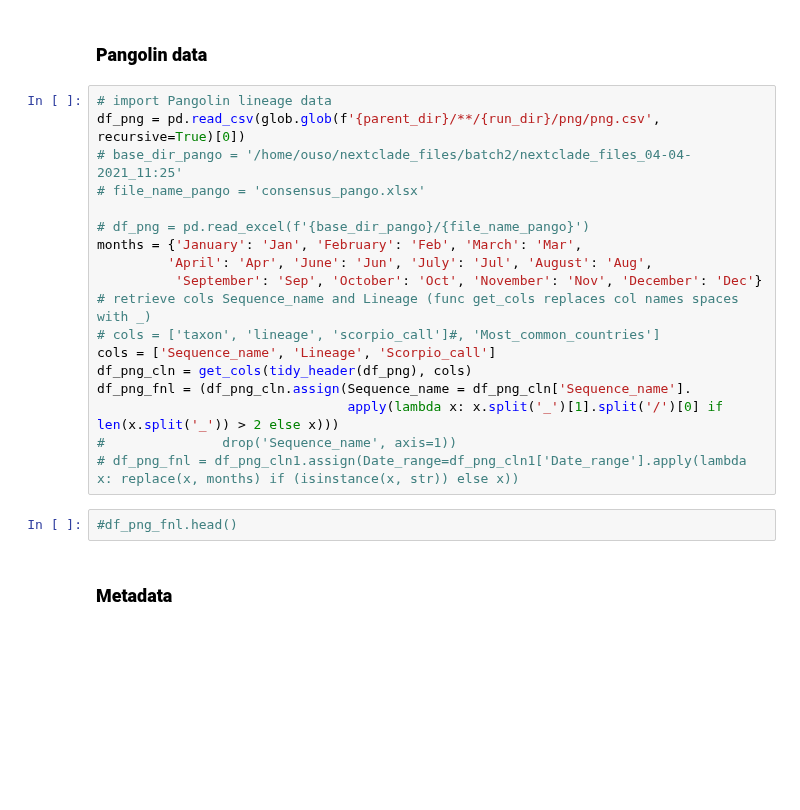
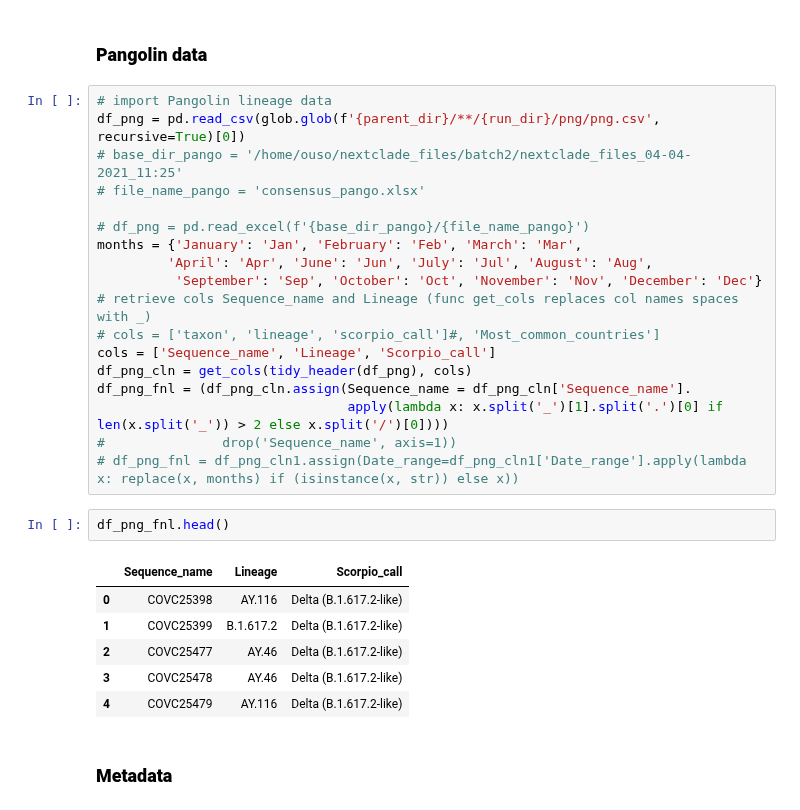
Before and after one commit to ousodaniel/SARS-CoV-2-Data-Workflows, a Jupyter notebook: generalised-seq-metadata-integration-and-KB.ipynb, the cells around one changed output. Saved outputs shown, nothing was run; the diff lists cells and outputs as text; blank space fills up the shorter version.

```diff
--- a/generalised-seq-metadata-integration-and-KB.ipynb
+++ b/generalised-seq-metadata-integration-and-KB.ipynb
@@ -263,11 +255,18 @@ months = {'January': 'Jan', 'February': 'Feb', 'March': 'Mar',
 cols = ['Sequence_name', 'Lineage', 'Scorpio_call']
 df_png_cln = get_cols(tidy_header(df_png), cols)
 df_png_fnl = (df_png_cln.assign(Sequence_name = df_png_cln['Sequence_name'].
-                                apply(lambda x: x.split('_')[1].split('/')[0] if len(x.split('_')) > 2 else x)))
+                                apply(lambda x: x.split('_')[1].split('.')[0] if len(x.split('_')) > 2 else x.split('/')[0])))
 #               drop('Sequence_name', axis=1))
 # df_png_fnl = df_png_cln1.assign(Date_range=df_png_cln1['Date_range'].apply(lambda x: replace(x, months) if (isinstance(x, str)) else x))
-# %%
-#df_png_fnl.head()
+# %%
+df_png_fnl.head()
+# %% [output]
+|  | Sequence_name | Lineage | Scorpio_call |
+| 0 | COVC25398 | AY.116 | Delta (B.1.617.2-like) |
+| 1 | COVC25399 | B.1.617.2 | Delta (B.1.617.2-like) |
+| 2 | COVC25477 | AY.46 | Delta (B.1.617.2-like) |
+| 3 | COVC25478 | AY.46 | Delta (B.1.617.2-like) |
+| 4 | COVC25479 | AY.116 | Delta (B.1.617.2-like) |
 # %% [markdown]
 ### **Metadata**
 # %%
```
Also changed, not shown: parts of 12 cells of this notebook.
